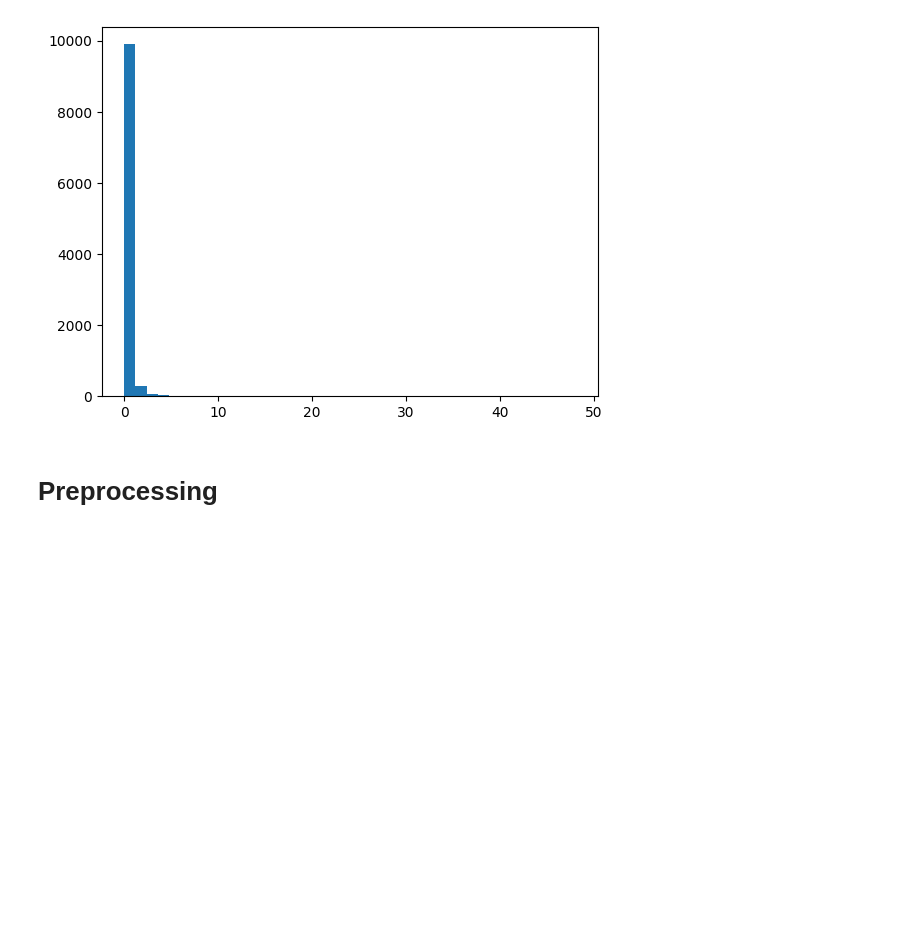
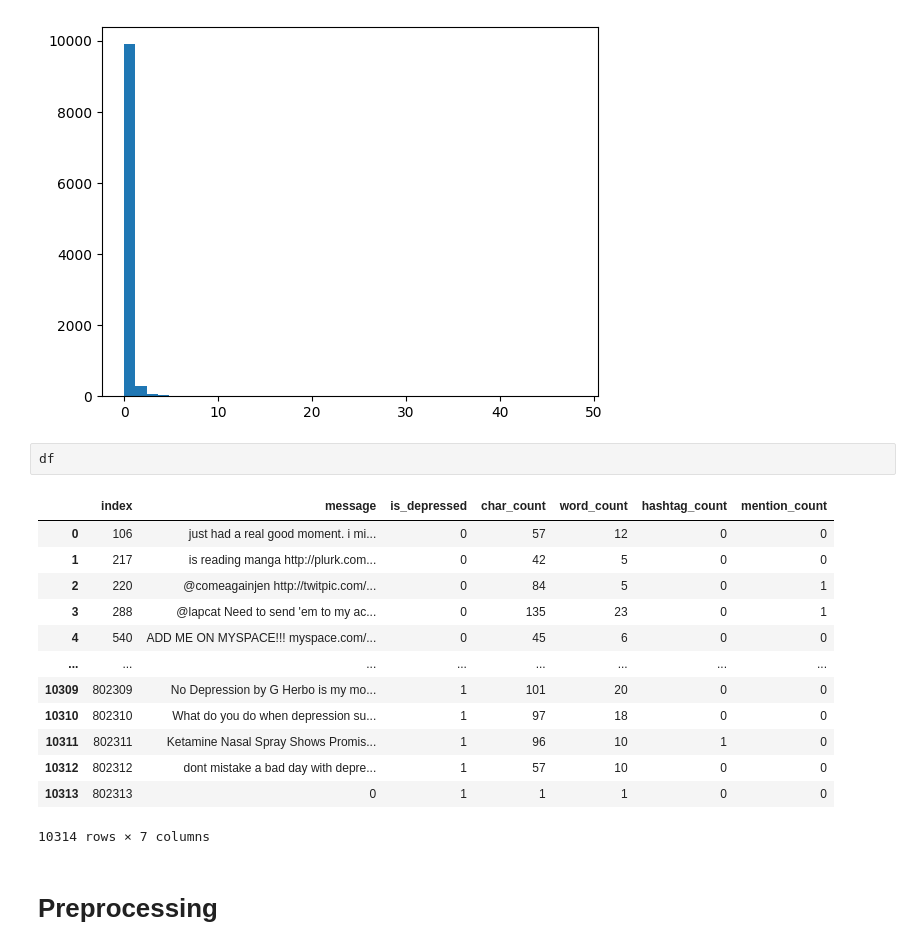
Before and after one commit to RaulRiv/TFG, a Jupyter notebook: Depression dataset analysis.ipynb, the cells around one changed output. Drawn from its saved outputs; the diff is of its cells as text; blank space fills up the shorter version.

```diff
--- a/Depression dataset analysis.ipynb
+++ b/Depression dataset analysis.ipynb
@@ -270,6 +265,22 @@ plt.hist(df['mention_count'], 40)
         39.6, 40.8, 42. , 43.2, 44.4, 45.6, 46.8, 48. ]),
  <BarContainer object of 40 artists>)
 [figure]
+# %%
+df
+# %% [output]
+|  | index | message | is_depressed | char_count | word_count | hashtag_count | mention_count |
+| 0 | 106 | just had a real good moment. i mi... | 0 | 57 | 12 | 0 | 0 |
+| 1 | 217 | is reading manga http://plurk.com... | 0 | 42 | 5 | 0 | 0 |
+| 2 | 220 | @comeagainjen http://twitpic.com/... | 0 | 84 | 5 | 0 | 1 |
+| 3 | 288 | @lapcat Need to send 'em to my ac... | 0 | 135 | 23 | 0 | 1 |
+| 4 | 540 | ADD ME ON MYSPACE!!! myspace.com/... | 0 | 45 | 6 | 0 | 0 |
+| ... | ... | ... | ... | ... | ... | ... | ... |
+| 10309 | 802309 | No Depression by G Herbo is my mo... | 1 | 101 | 20 | 0 | 0 |
+| 10310 | 802310 | What do you do when depression su... | 1 | 97 | 18 | 0 | 0 |
+| 10311 | 802311 | Ketamine Nasal Spray Shows Promis... | 1 | 96 | 10 | 1 | 0 |
+| 10312 | 802312 | dont mistake a bad day with depre... | 1 | 57 | 10 | 0 | 0 |
+| 10313 | 802313 | 0 | 1 | 1 | 1 | 0 | 0 |
+10314 rows × 7 columns
 # %% [markdown]
 # Preprocessing
 # %% [markdown]
```
Also changed, not shown: parts of 19 cells of this notebook, 8 other files.
